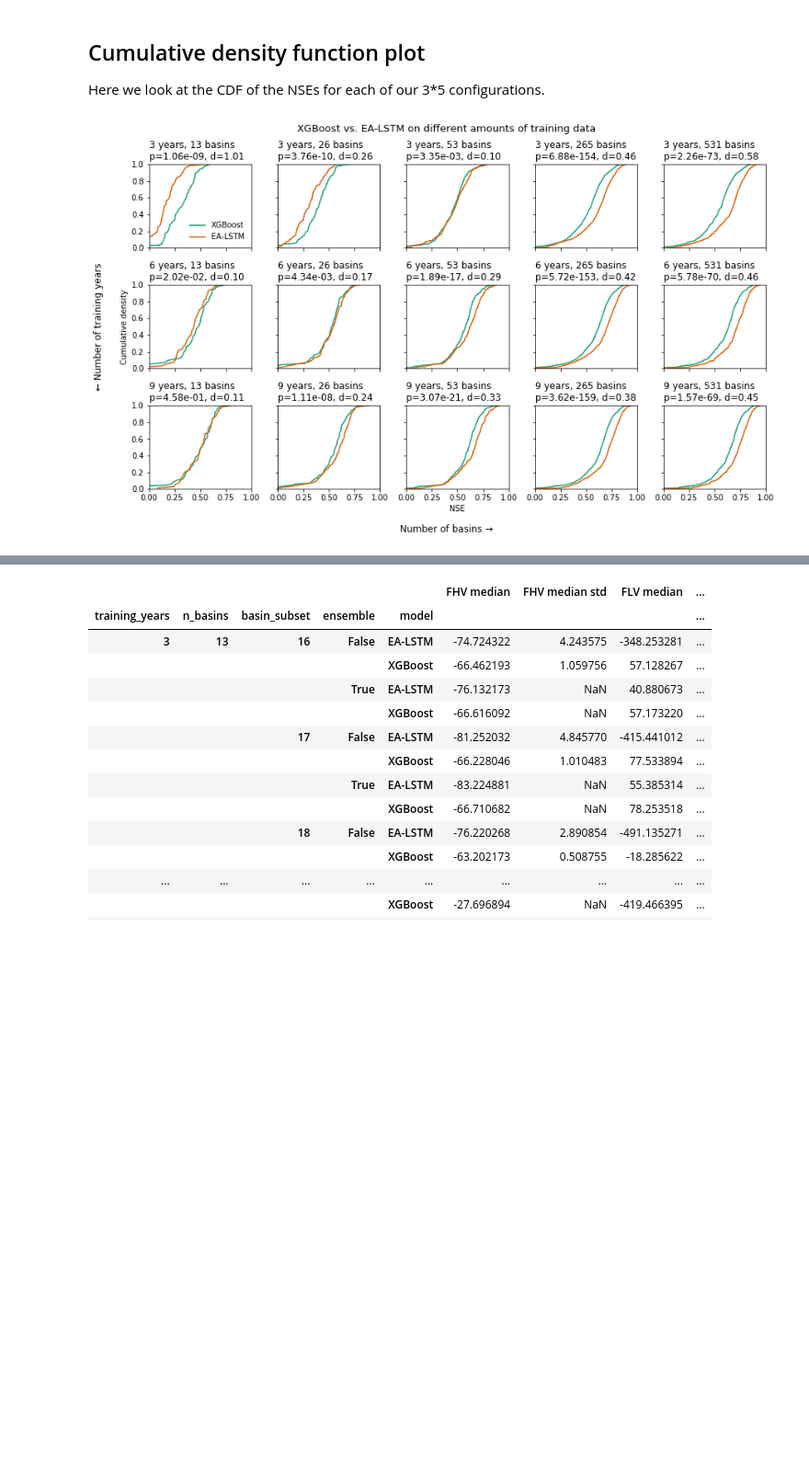
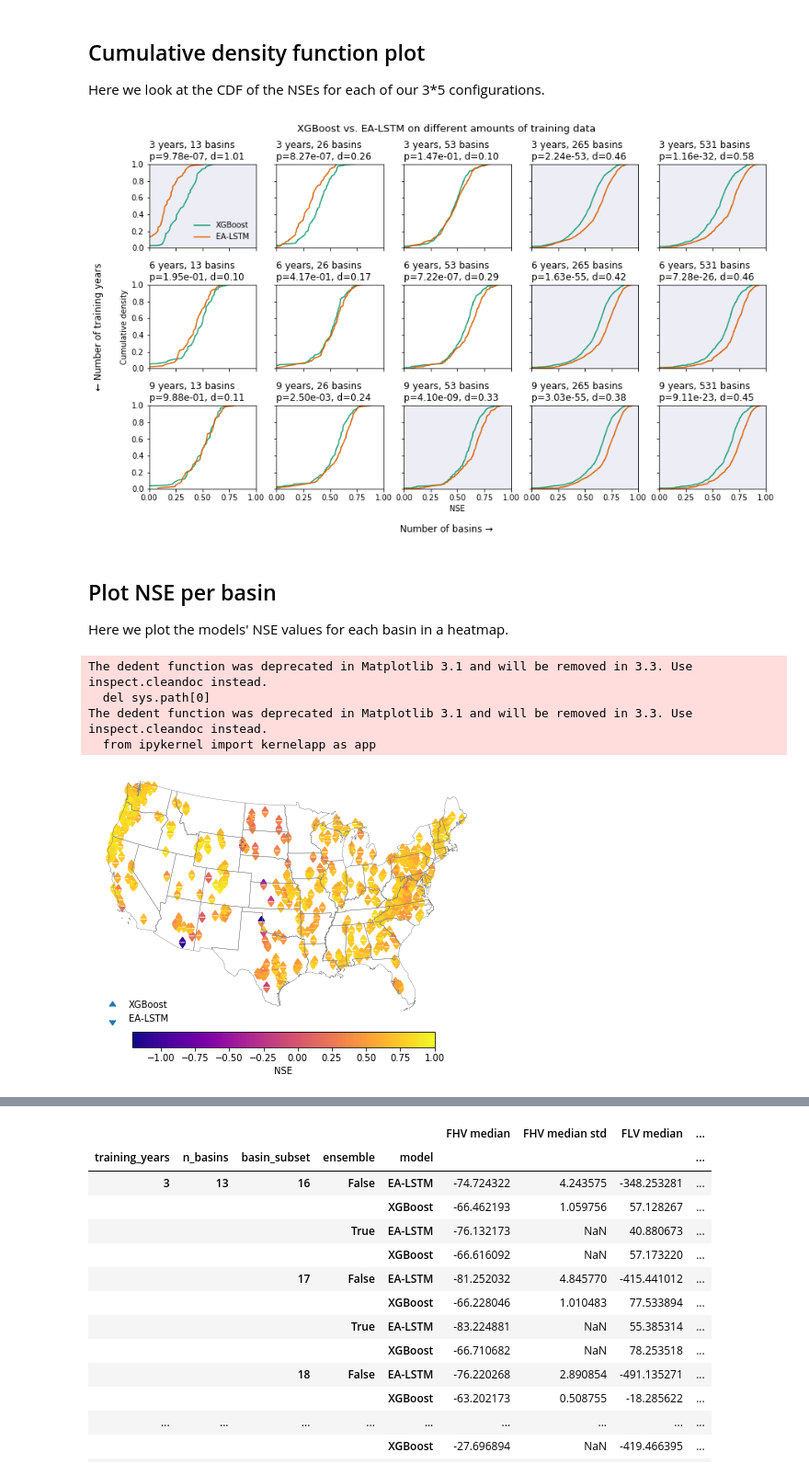
Before and after one commit to gauchm/ealstm_regional_modeling, a Jupyter notebook: notebooks/performance_gridEvaluation.ipynb, the cells around one changed output, grey strips where cells are left out. Shown at 92% size. Cells and saved outputs as stored; diff of their text form; code cells hidden in the pictures; blank space fills up the shorter version.

```diff
--- a/notebooks/performance_gridEvaluation.ipynb
+++ b/notebooks/performance_gridEvaluation.ipynb
@@ -14,6 +14,9 @@ If you want to run this notebook locally and reproduce the figures of our paper
 # Needed if no precomputed results are used. Main directory containing all runs
 BASE_RUN_DIR = "/home/mgauch/ealstm_regional_modeling/runs/run_grid_3010_2119/"
 
+# Path to CAMELS data
+CAMELS_DIR = "/home/mgauch/ealstm_regional_modeling/data/CAMELS"
+
 # Path to the main directory of this repository
 BASE_CODE_DIR = "/home/mgauch/ealstm_regional_modeling"
 # %%
@@ -46,6 +56,8 @@ PRECOMPUTED_DATA = True
 
 # Convert to PosixPaths
 BASE_RUN_DIR = Path(BASE_RUN_DIR)
+BASE_CODE_DIR = Path(BASE_CODE_DIR)
+CAMELS_DIR = Path(CAMELS_DIR)
 
 # Set of evaluation functions
 EVAL_FUNCS = {'NSE': calc_nse,
@@ -259,7 +273,10 @@ for i, training_years in enumerate(model_specs_gridEvaluation['training_years'])
                          label=model_label, color=model_color)
             p_val = p_values[training_years][n_basins]
             d_val = d_values[training_years][n_basins]
-            ax[i,j].set_title(f"{training_years} years, {n_basins} basins \np={p_val:.2e}, d={d_val:.2f}", loc='left', fontsize=12, fontweight=0)
+            if p_val < 0.01 and d_val > 0.3:
+                ax[i,j].set_facecolor((0.9,0.9,0.95,0.7))
+            ax[i,j].set_title(f"{training_years} years, {n_basins} basins \np={p_val:.2e}, d={d_val:.2f}",
+                              loc='left', fontsize=12)
 ax[0,0].legend(loc="lower right", frameon=False)
 ax[2,2].set_xlabel('NSE')
 ax[1,0].set_ylabel('Cumulative density')
@@ -268,4 +285,40 @@ fig.text(-0.02, 0.5, '← Number of training years', ha='center', va='center', r
 fig.tight_layout()
 _ = plt.suptitle("XGBoost vs. EA-LSTM on different amounts of training data", fontsize=13, fontweight=0, color='black', y=1.02)
 # %% [output]
-[figure, old version]
+[figure, new version]
+# %% [markdown]
+## Plot NSE per basin
+
+Here we plot the models' NSE values for each basin in a heatmap.
+# %%
+if not os.path.exists(BASE_CODE_DIR / "data" / "attributes.db"):
+    add_camels_attributes(CAMELS_DIR)
+attributes = load_attributes(db_path=BASE_CODE_DIR / "data" / "attributes.db", basins=get_basin_list(),
+                             drop_lat_lon=False, keep_features=["gauge_lat", "gauge_lon"])
+nse_dict = {'xgboost': all_metrics["NSE"]["xgboost"][9][0]["ensemble"],
+            'ealstm': all_metrics["NSE"]["ealstm"][9][0]["ensemble"]}
+nses = pd.DataFrame(nse_dict['xgboost'].values(), index=nse_dict['xgboost'].keys(), columns=["xgboost"])
+nses = nses.join(pd.Series(nse_dict['ealstm'], name="ealstm"))
+data = attributes.join(nses)
+
+fig, ax = plt.subplots(figsize=(6,5))
+m = Basemap(llcrnrlon=-119,llcrnrlat=20,urcrnrlon=-64,urcrnrlat=49,
+            projection='lcc',lat_1=33,lat_2=45,lon_0=-95)
+shp_info = m.readshapefile(str(BASE_CODE_DIR / 'data/st99_d00'), 'states',
+                           drawbounds=True, linewidth=0.4, color='gray')
+x, y = m(data["gauge_lon"].values, data["gauge_lat"].values)  # transform coordinates
+vmin = min(data['xgboost'].min(),data['ealstm'].min())
+m = ax.scatter(x=x, y=y+5000, s=45, marker=10, c=data['xgboost'],
+                cmap='plasma', vmin=vmin, vmax=1, label="XGBoost")
+m2 = plt.scatter(x=x, y=y-5000, s=45, marker=11, c=data["ealstm"],
+                 cmap='plasma', vmin=vmin, vmax=1, label="EA-LSTM")
+ax.axis(False)
+plt.legend(frameon=False, loc="lower left")
+plt.colorbar(m, ax=ax, pad=0, shrink=.8, orientation='horizontal', label='NSE')
+plt.tight_layout()
+# %% [output]
+The dedent function was deprecated in Matplotlib 3.1 and will be removed in 3.3. Use inspect.cleandoc instead.
+  del sys.path[0]
+The dedent function was deprecated in Matplotlib 3.1 and will be removed in 3.3. Use inspect.cleandoc instead.
+  from ipykernel import kernelapp as app
+[figure, added]
```
Also changed, not shown: parts of 7 cells of this notebook, 9 other files.
